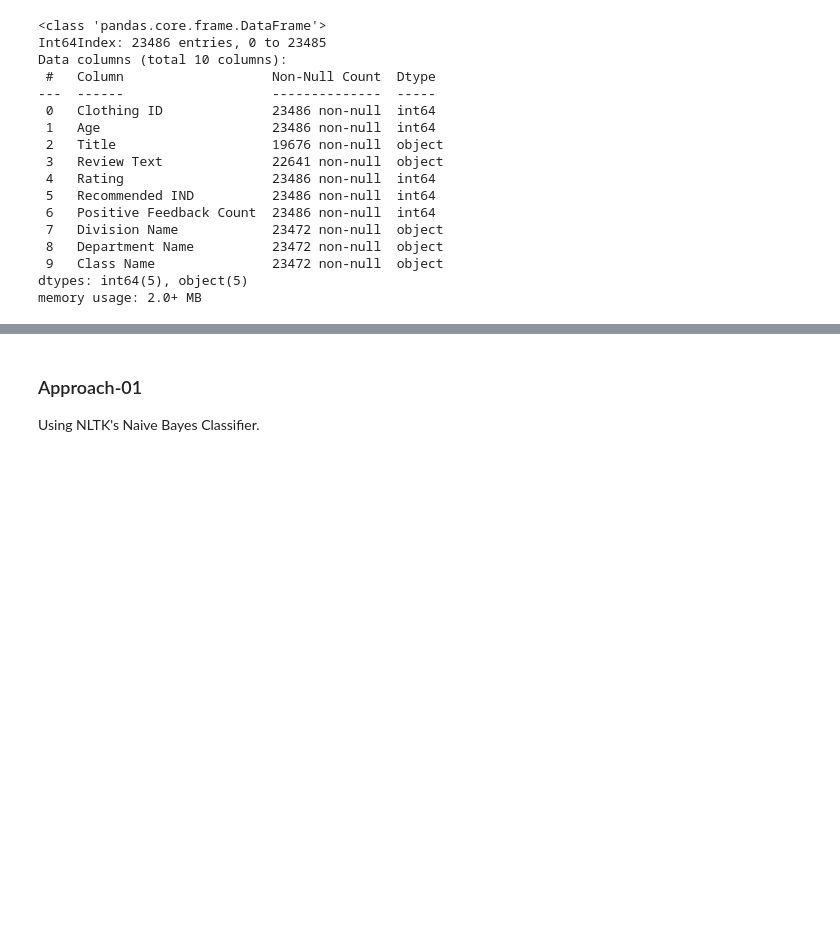
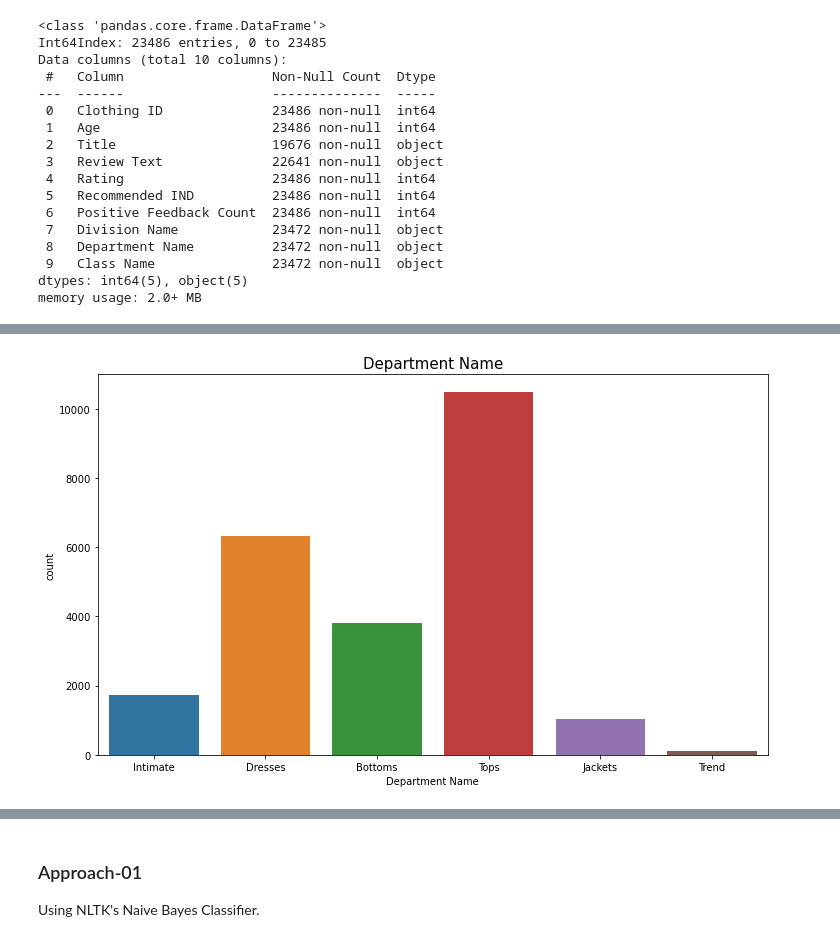
Before and after one commit to Soundarajan-Subramani/Analytics-Hub, a Jupyter notebook: Customer Sentiment [NLP]/Sentiment Analysis.ipynb, the cells around one changed output, grey strips where cells are left out. Saved outputs shown, nothing was run; the diff lists cells and outputs as text; code cells hidden in the pictures; blank space fills up the shorter version.

```diff
--- a/Customer Sentiment [NLP]/Sentiment Analysis.ipynb
+++ b/Customer Sentiment [NLP]/Sentiment Analysis.ipynb
@@ -54,0 +163,8 @@ memory usage: 2.0+ MB
+# %%
+# department name variable
+plt.figure(figsize=(12,7))
+sns.countplot(df['Department Name'])
+plt.title('Department Name', fontsize=15)
+plt.show()
+# %% [output]
+[figure, added]
```
Also changed, not shown: parts of 39 cells of this notebook.
